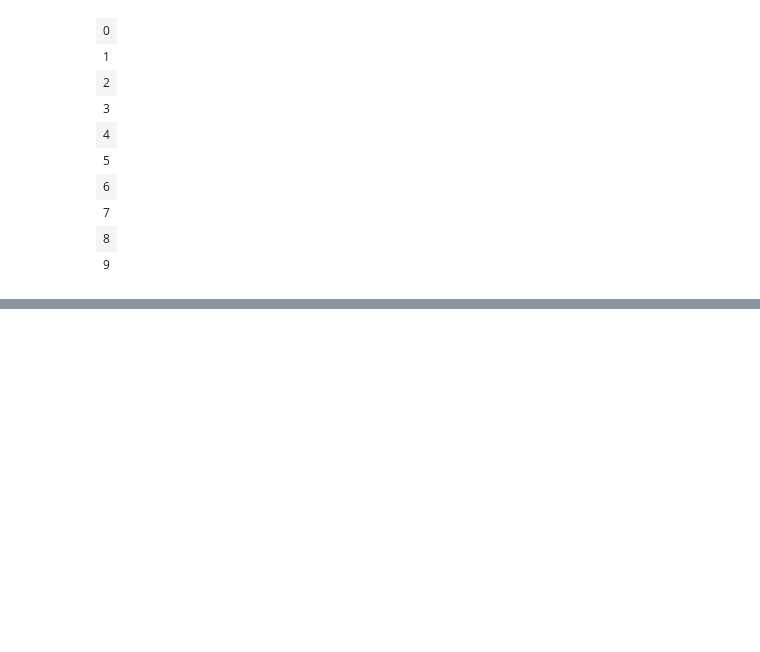
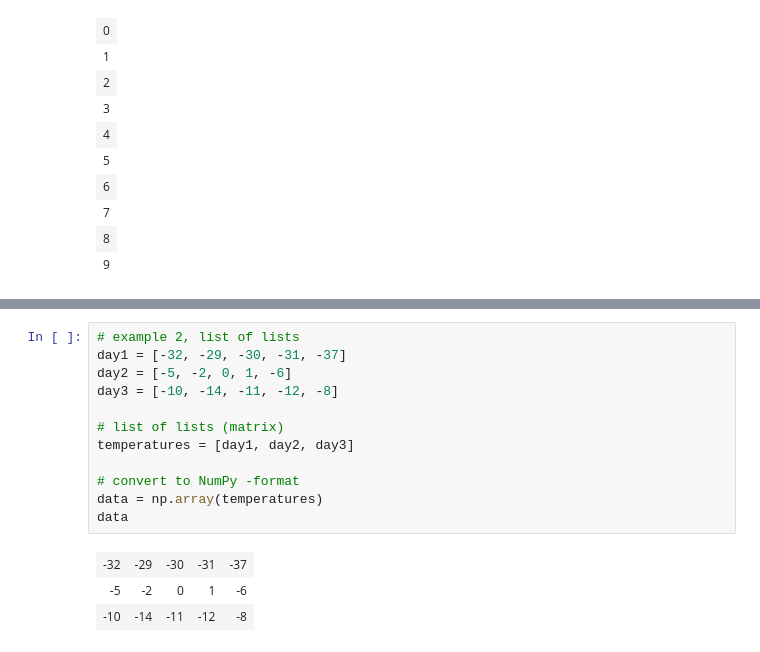
Before and after one commit to tuomasvaltanenLUAS/DataAnalytics2026, a Jupyter notebook: lecture2_numpy/numpy_examples1.ipynb, the cells around one changed output, grey strips where cells are left out. Drawn from its saved outputs; the diff is of its cells as text; blank space fills up the shorter version.

```diff
--- a/lecture2_numpy/numpy_examples1.ipynb
+++ b/lecture2_numpy/numpy_examples1.ipynb
@@ -66,0 +106,16 @@ data
+# %%
+# example 2, list of lists
+day1 = [-32, -29, -30, -31, -37]
+day2 = [-5, -2, 0, 1, -6]
+day3 = [-10, -14, -11, -12, -8]
+
+# list of lists (matrix)
+temperatures = [day1, day2, day3]
+
+# convert to NumPy -format
+data = np.array(temperatures)
+data
+# %% [output]
+| -32 | -29 | -30 | -31 | -37 |
+| -5 | -2 | 0 | 1 | -6 |
+| -10 | -14 | -11 | -12 | -8 |
```
Also changed, not shown: parts of 10 cells of this notebook.
